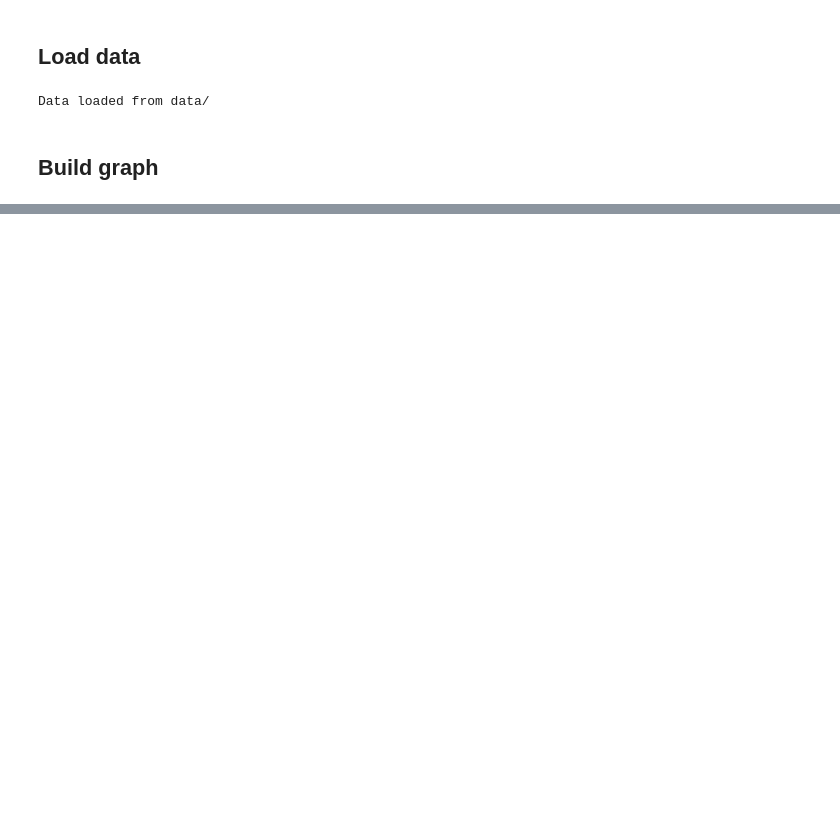
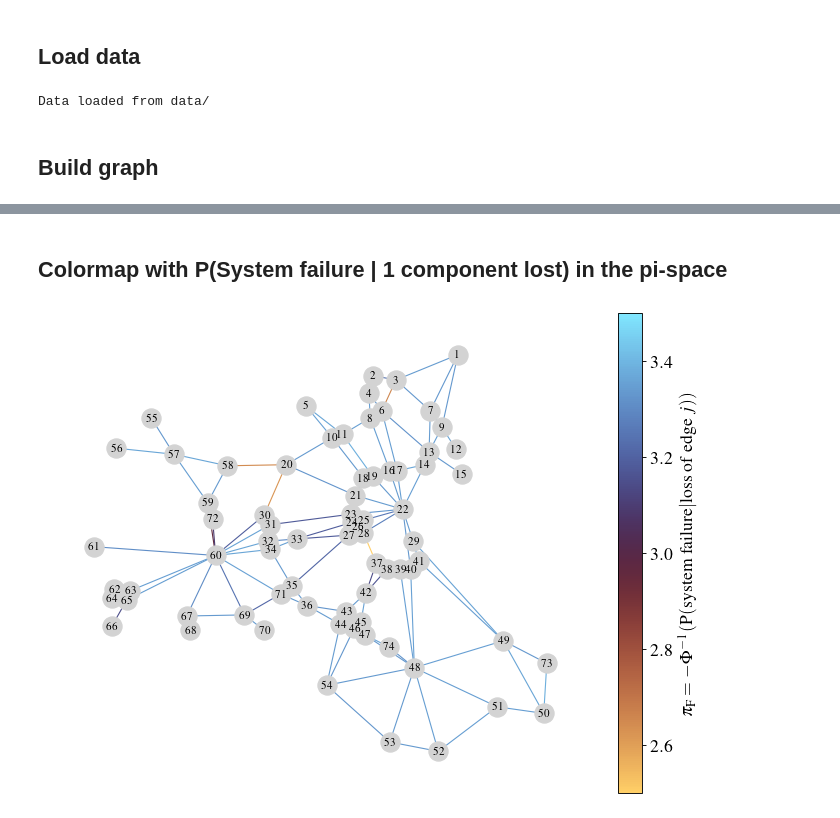
Before and after one commit to jieunbyun/tsum, a Jupyter notebook: demos/ema_accessible_population/s04_plots.ipynb, the cells around one changed output, grey strips where cells are left out. Drawn from its saved outputs; the diff is of its cells as text; code cells hidden in the pictures; blank space fills up the shorter version.

```diff
--- a/demos/ema_accessible_population/s04_plots.ipynb
+++ b/demos/ema_accessible_population/s04_plots.ipynb
@@ -117,0 +197,55 @@ def plot_network_my_style(
+# %% [markdown]
+## Colormap with P(System failure | 1 component lost) in the pi-space
+# %%
+# --- parameters ---
+PI_MIN, PI_MAX = 2.5, 3.5
+PI_RANGE = PI_MAX - PI_MIN
+
+# Node color
+node_color = "lightgray"
+
+# Edge colors by pi(partial failure), clipped to [PI_MIN, PI_MAX]
+pi_by_eid = {d["Component"]: float(d["pi(system failure)"]) for d in robustness_indices}
+
+edges_sorted = sorted(G_base.edges(data=True), key=lambda e: int(e[2]["eid"][1:]))
+edgelist = [(u, v) for (u, v, _) in edges_sorted]
+
+def clip(x, lo=PI_MIN, hi=PI_MAX):
+    return lo if x < lo else hi if x > hi else x
+
+edge_colors = [cm.managua((clip(pi_by_eid[eid]) - PI_MIN) / PI_RANGE)
+               for (_, _, data) in edges_sorted
+               for eid in [data["eid"]]]
+
+# Plot size
+plt.figure(figsize=plt.figaspect(0.8)*1.25, dpi=80)
+
+# Draw graph
+nx.draw(G_base, pos,
+        edgelist=edgelist,
+        horizontalalignment='center',
+        verticalalignment='center',
+        labels=numeric_node_labels,
+        with_labels=True,
+        font_size=10,
+        font_color='black',
+        node_color=(node_color if node_color is not None else 'lightgrey'),
+        edge_color=edge_colors
+        )
+
+# Colorbar
+fig = plt.gcf()
+ax = plt.gca()
+sm = plt.cm.ScalarMappable(cmap=cm.managua, norm=plt.Normalize(vmin=PI_MIN, vmax=PI_MAX))
+sm.set_array([])
+fig.colorbar(sm, ax=ax, fraction=0.046, pad=0.04, label=r"$\pi_{\mathrm{F}}=-\Phi^{-1}\left(\mathrm{P}(\mathrm{system\ failure}|\mathrm{loss\ of\ edge\ }j)\right)$")
+
+# Adjust layout
+plt.tight_layout(rect=[0, 0, 0.90, 1])
+
+# Save figure
+plt.savefig(OUTPUT / "network_pi_systemfail.pdf", dpi=300, bbox_inches='tight')
+
+plt.show()
+# %% [output]
+[figure, added]
```
Also changed, not shown: parts of 9 cells of this notebook.
